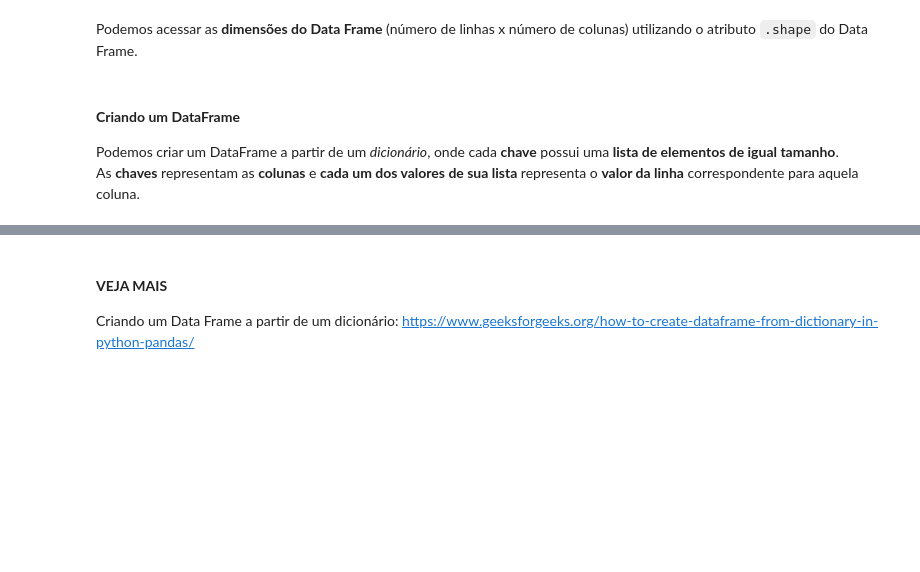
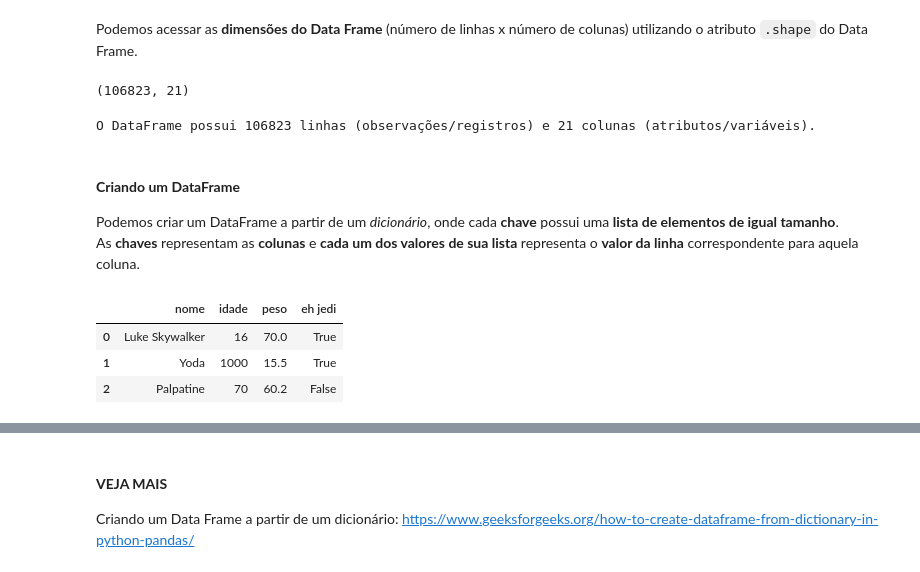
Before and after one commit to rudaaranha/pandas-essencial, a Jupyter notebook: manipulacao_de_dados_codigo_base.ipynb, the cells around one changed output, grey strips where cells are left out. Saved outputs shown, nothing was run; the diff lists cells and outputs as text; code cells hidden in the pictures; blank space fills up the shorter version.

Commit message:
criação de dataframe a partir de um dicionário e uso do atributo .columns

```diff
--- a/manipulacao_de_dados_codigo_base.ipynb
+++ b/manipulacao_de_dados_codigo_base.ipynb
@@ -113,16 +141,29 @@ Todo dataset carregado (dados estruturados) é um `Data Frame`: 'Tabela' bi-dime
 # %% [markdown]
 Podemos acessar as **dimensões do Data Frame** (número de linhas x número de colunas) utilizando o atributo `.shape` do Data Frame.
+# %%
+data.shape
+# %% [output]
+(106823, 21)
+# %%
+print(f'O DataFrame possui {data.shape[0]} linhas (observações/registros) e {data.shape[1]} colunas (atributos/variáveis).')
+# %% [output]
+O DataFrame possui 106823 linhas (observações/registros) e 21 colunas (atributos/variáveis).
 # %% [markdown]
 #### **Criando um DataFrame**
 
 Podemos criar um DataFrame a partir de um _dicionário_, onde cada **chave** possui uma **lista de elementos de igual tamanho**.<br/>
 As **chaves** representam as **colunas** e **cada um dos valores de sua lista** representa o **valor da linha** correspondente para aquela coluna.
 # %%
-alunos_df = pd.DataFrame({
+personagens_df = pd.DataFrame({
     'nome': ['Luke Skywalker', 'Yoda', 'Palpatine'],
     'idade': [16, 1000, 70],
-    'peso': [70, 15, 60],
+    'peso': [70, 15.5, 60.2],
     'eh jedi': [True, True, False]  # o nome das colunas podem ter espaços
 })
 # %%
-alunos_df
+personagens_df
+# %% [output]
+|  | nome | idade | peso | eh jedi |
+| 0 | Luke Skywalker | 16 | 70.0 | True |
+| 1 | Yoda | 1000 | 15.5 | True |
+| 2 | Palpatine | 70 | 60.2 | False |
```
Also changed, not shown: parts of 18 cells of this notebook.
